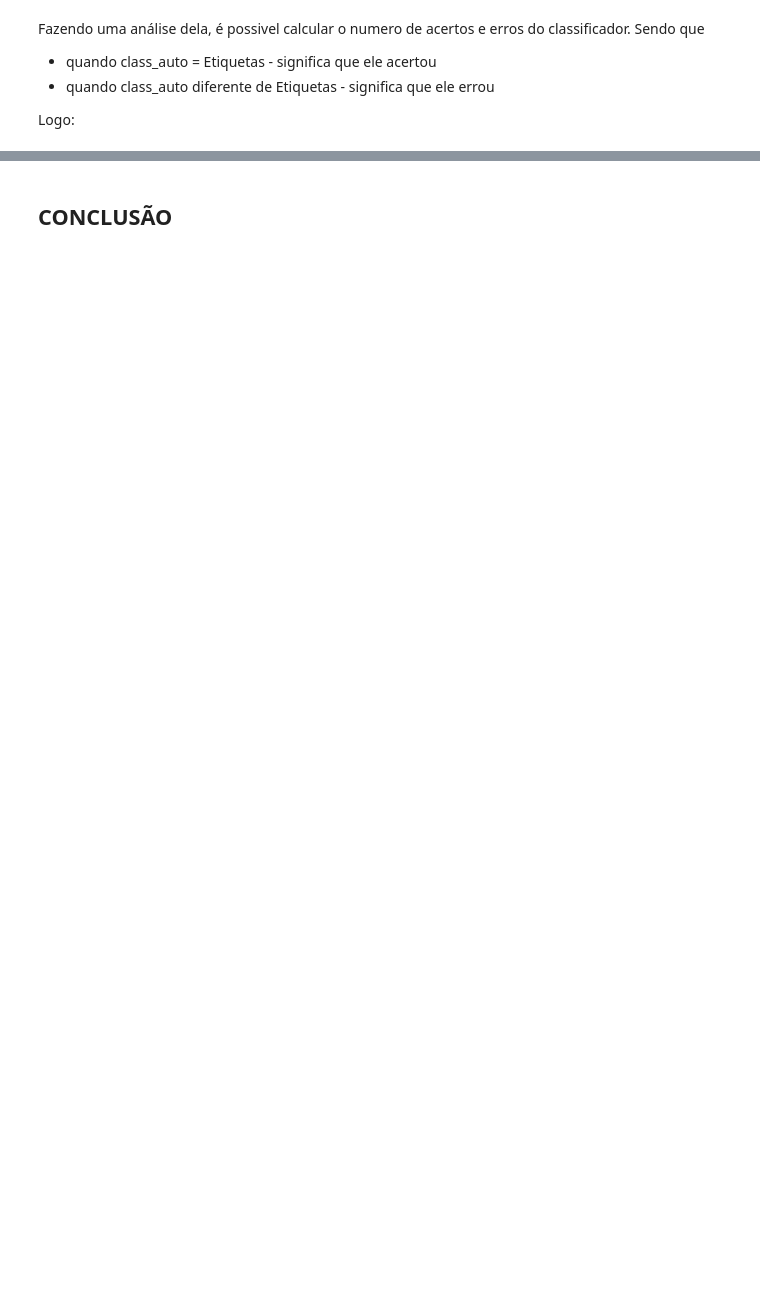
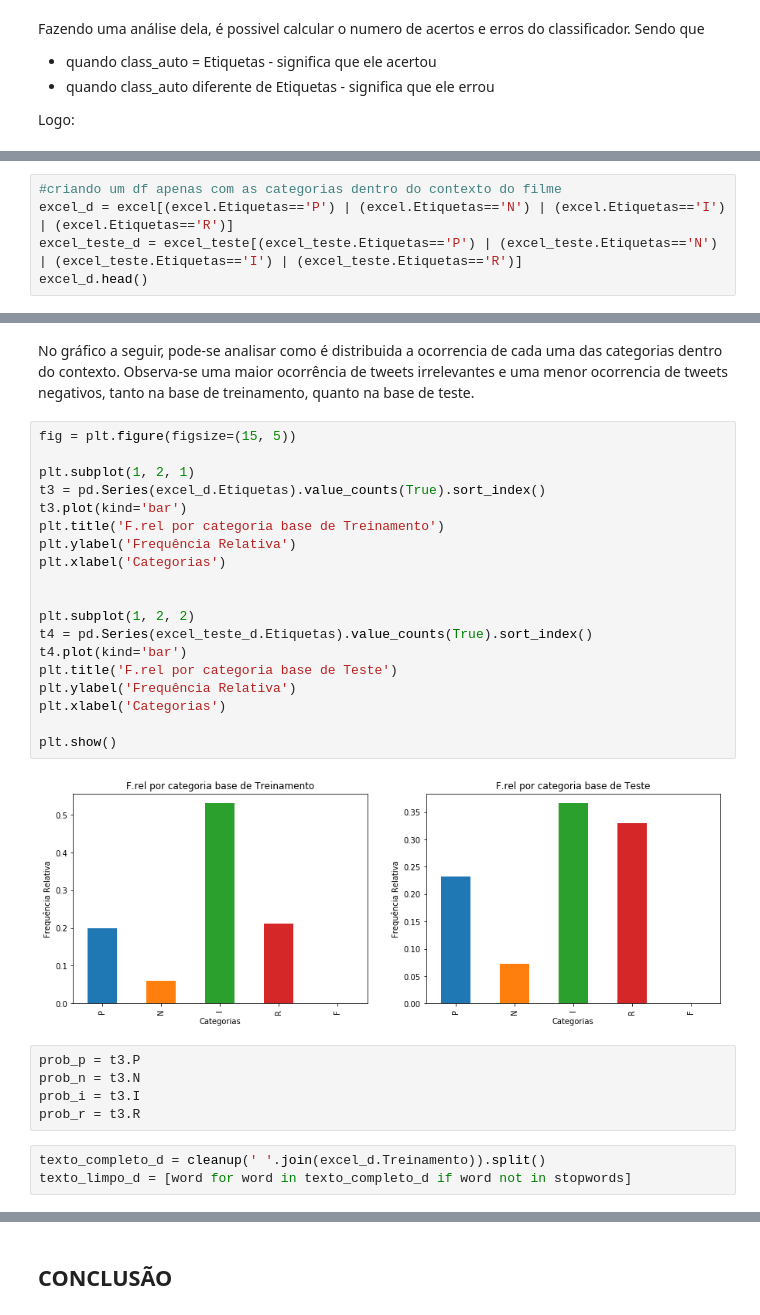
Before and after one commit to beatrizcf2/P1_Cdados_BW, a Jupyter notebook: Projeto 1 - Joker.ipynb, the cells around one changed output, grey strips where cells are left out. Drawn from its saved outputs; the diff is of its cells as text; blank space fills up the shorter version.

```diff
--- a/Projeto 1 - Joker.ipynb
+++ b/Projeto 1 - Joker.ipynb
@@ -463,0 +396,5 @@ Acurácia do classificador: 62.081%
+# %%
+#criando um df apenas com as categorias dentro do contexto do filme
+excel_d = excel[(excel.Etiquetas=='P') | (excel.Etiquetas=='N') | (excel.Etiquetas=='I') | (excel.Etiquetas=='R')]
+excel_teste_d = excel_teste[(excel_teste.Etiquetas=='P') | (excel_teste.Etiquetas=='N') | (excel_teste.Etiquetas=='I') | (excel_teste.Etiquetas=='R')]
+excel_d.head()
@@ -464 +408,32 @@ Acurácia do classificador: 62.081%
+# %% [markdown]
+No gráfico a seguir, pode-se analisar como é distribuida a ocorrencia de cada uma das categorias dentro do contexto. Observa-se uma maior ocorrência de tweets irrelevantes e uma menor ocorrencia de tweets negativos, tanto na base de treinamento, quanto na base de teste.
+# %%
+fig = plt.figure(figsize=(15, 5))
+
+plt.subplot(1, 2, 1)
+t3 = pd.Series(excel_d.Etiquetas).value_counts(True).sort_index()
+t3.plot(kind='bar')
+plt.title('F.rel por categoria base de Treinamento')
+plt.ylabel('Frequência Relativa')
+plt.xlabel('Categorias')
+
+
+plt.subplot(1, 2, 2)
+t4 = pd.Series(excel_teste_d.Etiquetas).value_counts(True).sort_index()
+t4.plot(kind='bar')
+plt.title('F.rel por categoria base de Teste')
+plt.ylabel('Frequência Relativa')
+plt.xlabel('Categorias')
+
+plt.show()
+# %% [output]
+[figure, added]
+# %%
+prob_p = t3.P
+prob_n = t3.N
+prob_i = t3.I
+prob_r = t3.R
+# %%
+texto_completo_d = cleanup(' '.join(excel_d.Treinamento)).split()
+texto_limpo_d = [word for word in texto_completo_d if word not in stopwords]
 # %%
```
Also changed, not shown: parts of 38 cells of this notebook, 3 other files.
